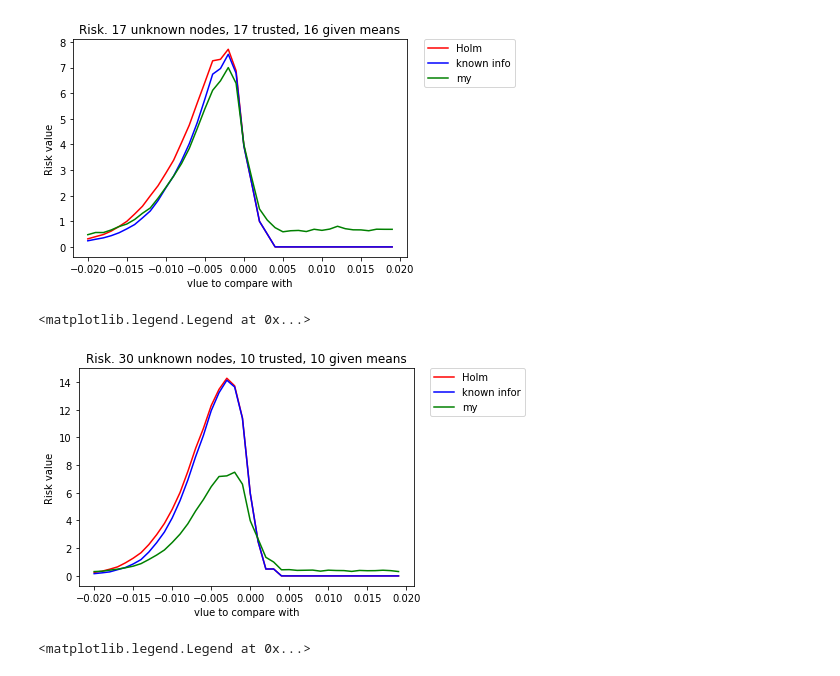
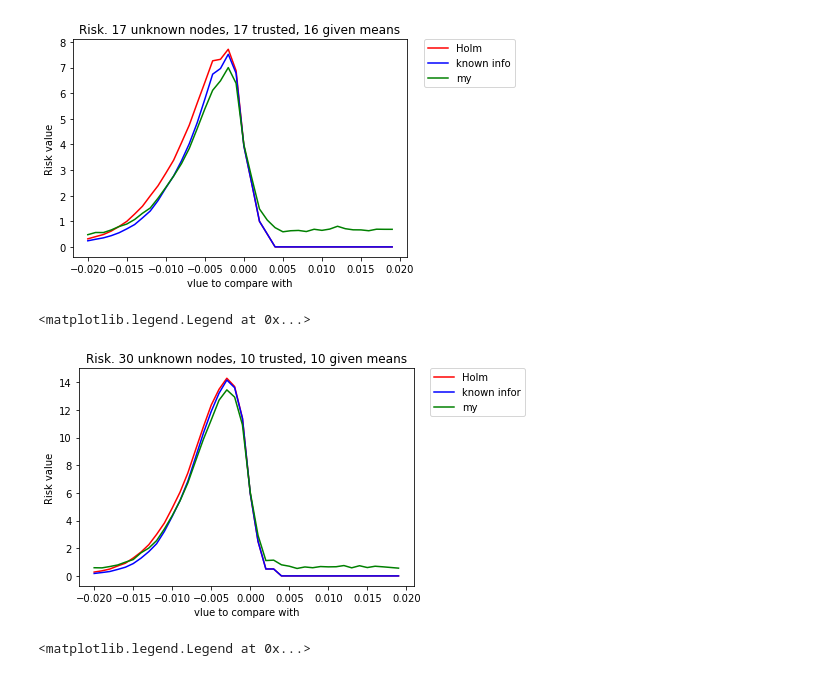
Before and after one commit to Wovchena/priorInfo, a Jupyter notebook: priorInfo.ipynb, the cells around one changed output. Saved outputs shown, nothing was run; the diff lists cells and outputs as text; code cells hidden in the pictures.

```diff
--- a/priorInfo.ipynb
+++ b/priorInfo.ipynb
@@ -336,35 +336,35 @@ for m0 in tqdm(m0s):
         samplesDF = pd.DataFrame(samples)
         samplesDF.columns = returns_df.columns
         m1, m2 = cmpStruct(trueMask[0:30], holm(samplesDF, m0, alpha, returns_df.cov())[0:30])
         s1+=m1*0.5
         s2+=m2*0.5
         km1, km2 = cmpStruct(trueMask[0:30], knownInfo(samplesDF.mean(), range(0,30), returns_df.mean(), range(30,40), m0, alpha, returns_df.cov(), len(samplesDF.index)))
         knownMSum+=km1*0.5 + km2*0.5
 
         givenMeans = np.random.uniform(low=-1, high=1.0, size=50)
 
-        my1, my2 = cmpStruct(trueMask[0:50:3],
+        my1, my2 = cmpStruct(trueMask[0:30],
 my(samplesDF, range(0,30), returns_df.mean(), range(30,40), givenMeans, m0, alpha, alpha, returns_df.cov()))
         mySum+=my1*0.5 + my2*0.5
 
     s1/=n
     s2/=n
     m1s.append(s1)
     m2s.append(s2)
     risks.append(s1 + s2)
     knownMRisks.append(knownMSum/n)
     myRisks.append(mySum/n)
 
 plt.title('Risk. 30 unknown nodes, 10 trusted, 10 given means')
 plt.plot(m0s, risks, 'r', label = "Holm")
 plt.plot(m0s, knownMRisks, 'b', label = "known infor")
 plt.xlabel('vlue to compare with')
 plt.ylabel('Risk value')
 plt.plot(m0s, myRisks, 'g', label = "my")
 plt.legend(bbox_to_anchor=(1.05, 1), loc=2, borderaxespad=0.)
 # %% [output]
 <matplotlib.legend.Legend at 0x...>
-[figure, old version]
+[figure, new version]
 # %%
 n = 1000 # число генераций
 alpha = 0.05
```
Also changed, not shown: parts of 3 cells of this notebook.
